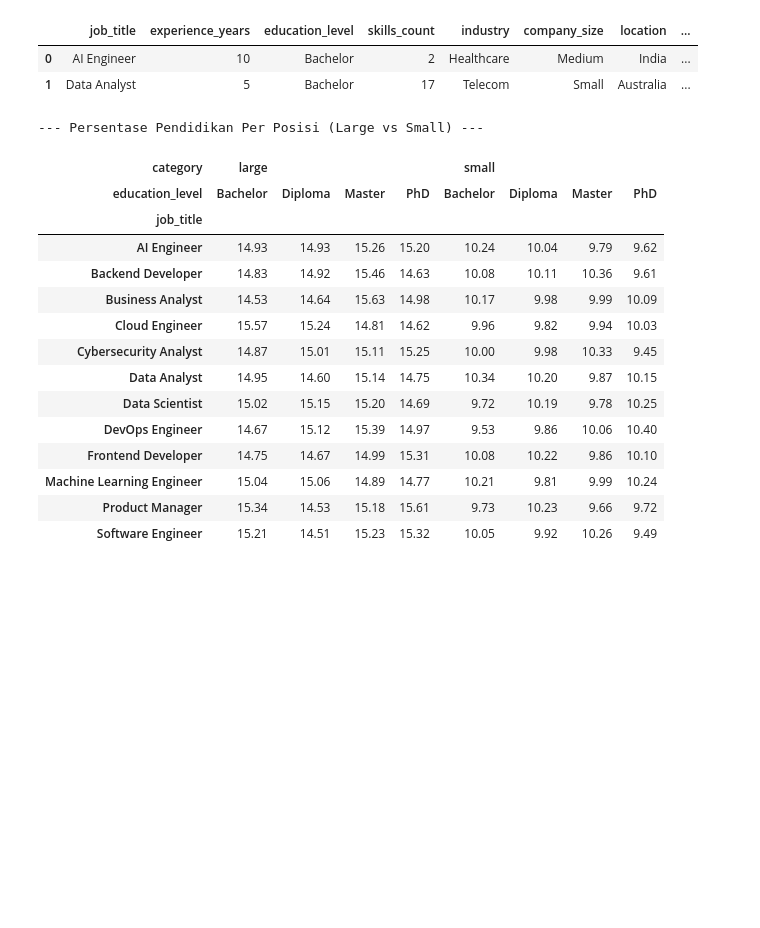
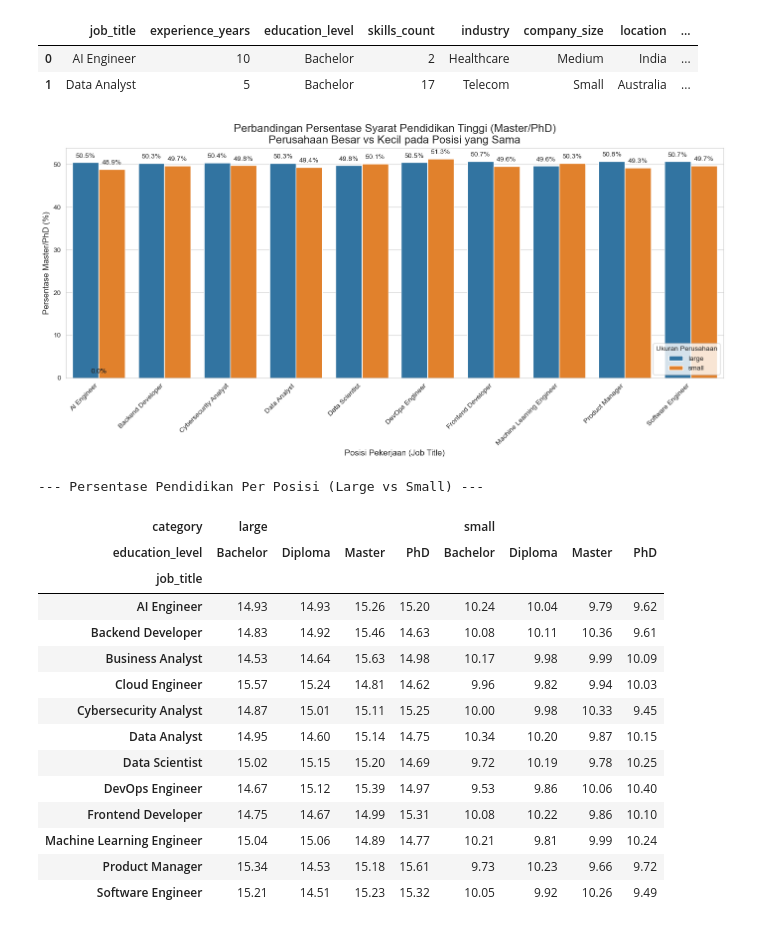
Before and after one commit to HafidzAfrieno/Project-Data-Analyst-Part-1, a Jupyter notebook: job_salary_analyst.ipynb, the cells around one changed output. Drawn from its saved outputs; the diff is of its cells as text; code cells hidden in the pictures; blank space fills up the shorter version.

```diff
--- a/job_salary_analyst.ipynb
+++ b/job_salary_analyst.ipynb
@@ -359,26 +359,72 @@ df.head(2)
 # %%
 # soal nomor 3
 # 3.Apakah perusahaan besar (Large) cenderung mensyaratkan education_level yang lebih tinggi dibandingkan perusahaan kecil (Small) untuk posisi yang sama?
 data = df[['industry','education_level','salary','job_title']].copy()
-#filter industri besar
+
 data_indusrty = data.groupby('industry')['salary'].mean()
 mean_salary_industry = data_indusrty.mean()
 big_industry = data_indusrty[data_indusrty > mean_salary_industry].index
-small_industry = data_indusrty[data_indusrty < mean_salary_industry].index
-
+#
 data['category'] = 'small'
 data.loc[data['industry'].isin(big_industry),'category'] = 'large'
 # #filter education level
 collage = ['Bachelor', 'PhD','Diploma', 'Master']
 data_filtered = data[data['education_level'].isin(collage)].copy()
 # #ambil value
 top_jobs = data_filtered['job_title'].value_counts().index
 data_topJobs = data_filtered[data_filtered['job_title'].isin(top_jobs)]
+perbandingan_posisi = (pd.crosstab(index=data_topJobs['job_title'],columns=[data_topJobs['category'],data_topJobs['education_level']],normalize='index') * 100).round(2)
 
-perbandingan_posisi = (pd.crosstab(index=data_topJobs['job_title'],columns=[data_topJobs['category'],data_topJobs['education_level']],normalize='index') * 100).round(2)
+
+
+
+
+# 1. Menentukan indikator "Pendidikan Lebih Tinggi" (Master & PhD)
+# Kita buat kolom baru yang menandai apakah seseorang memiliki pendidikan tinggi
+data_topJobs['High_Edu'] = data_topJobs['education_level'].apply(lambda x: 1 if x in ['Master', 'PhD'] else 0)
+
+# 2. Menghitung rata-rata (persentase) pendidikan tinggi per posisi dan kategori
+# Kita ambil top 10 posisi agar grafik tetap bersih
+top_10_list = data_filtered['job_title'].value_counts().head(10).index
+plot_data = data_topJobs[data_topJobs['job_title'].isin(top_10_list)]
+plot_data = plot_data.groupby(['job_title', 'category'])['High_Edu'].mean().reset_index()
+plot_data['Percentage (%)'] = plot_data['High_Edu'] * 100
+
+# 3. Membuat Visualisasi
+plt.figure(figsize=(14, 7))
+sns.set_style("whitegrid")
+
+ax = sns.barplot(
+    data=plot_data,
+    x='job_title',
+    y='Percentage (%)',
+    hue='category',
+    palette={'large': '#1f77b4', 'small': '#ff7f0e'}
+)
+
+# Menambahkan Label dan Judul
+plt.title('Perbandingan Persentase Syarat Pendidikan Tinggi (Master/PhD)\nPerusahaan Besar vs Kecil pada Posisi yang Sama', fontsize=16)
+plt.xlabel('Posisi Pekerjaan (Job Title)', fontsize=12)
+plt.ylabel('Persentase Master/PhD (%)', fontsize=12)
+plt.xticks(rotation=45, ha='right')
+plt.legend(title='Ukuran Perusahaan')
+
+# Menampilkan angka persentase di atas setiap batang
+for p in ax.patches:
+    ax.annotate(format(p.get_height(), '.1f') + '%',
+                   (p.get_x() + p.get_width() / 2., p.get_height()),
+                   ha = 'center', va = 'center',
+                   xytext = (0, 9),
+                   textcoords = 'offset points',
+                   fontsize=10)
+
+plt.tight_layout()
+plt.show()
+
 print("--- Persentase Pendidikan Per Posisi (Large vs Small) ---")
 perbandingan_posisi
 # %% [output]
+[figure, added]
 --- Persentase Pendidikan Per Posisi (Large vs Small) ---
 | category | large |  |  |  | small |  |  |  |
 | education_level | Bachelor | Diploma | Master | PhD | Bachelor | Diploma | Master | PhD |
```
